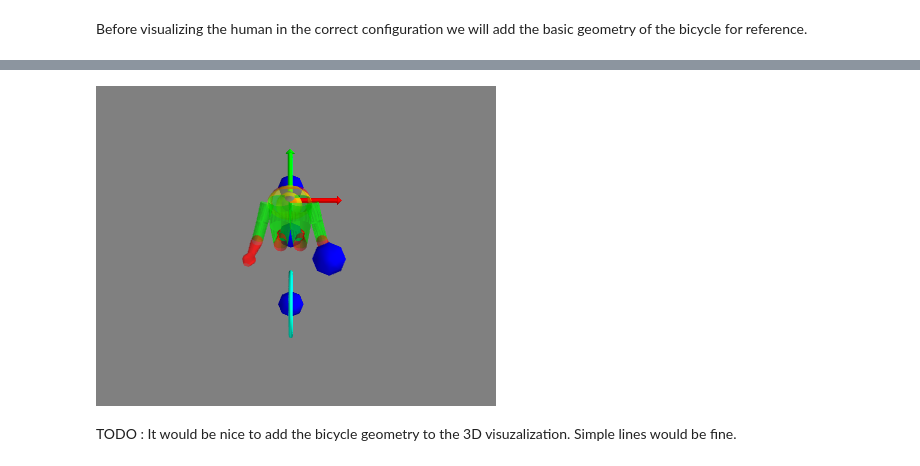
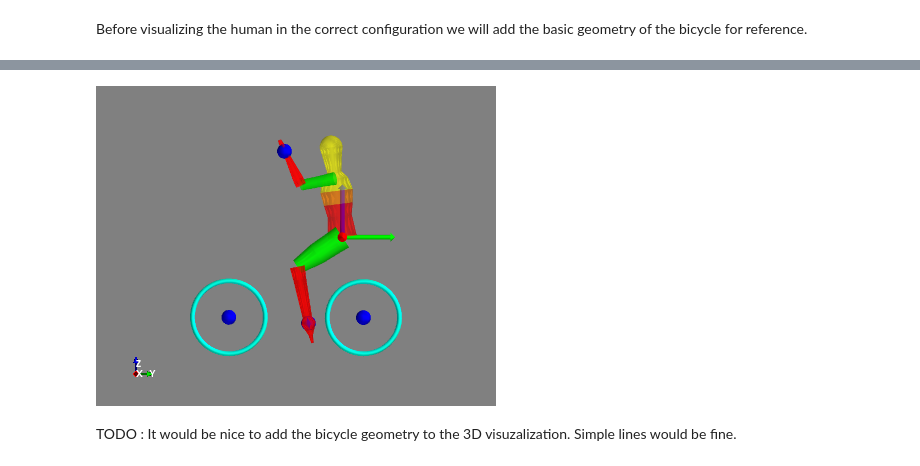
Before and after one commit to chrisdembia/python-yeadon-paper, a Jupyter notebook: src/bicycle_example.ipynb, the cells around one changed output, grey strips where cells are left out. Saved outputs shown, nothing was run; the diff lists cells and outputs as text; code cells hidden in the pictures.

Commit message:
Some improvements to the visualization.

```diff
--- a/src/bicycle_example.ipynb
+++ b/src/bicycle_example.ipynb
@@ -548,9 +534,12 @@ null = mlab.points3d(points[:, 0], points[:, 1], points[:, 2],
 # %%
 human.draw(mlabobj=mlab)
 # %%
+mlab.view(elevation=90.0)
+mlab.get_engine().scenes[0].scene.camera.parallel_projection = True
+mlab.orientation_axes()
 mlab.savefig('scene.png')
-Image('scene.png')
+Image('scene.png', width='800px')
 # %% [output]
-[figure, old version]
+[figure, new version]
 # %% [markdown]
 TODO : It would be nice to add the bicycle geometry to the 3D visuzalization. Simple lines would be fine.
```
Also changed, not shown: parts of 23 cells of this notebook.
